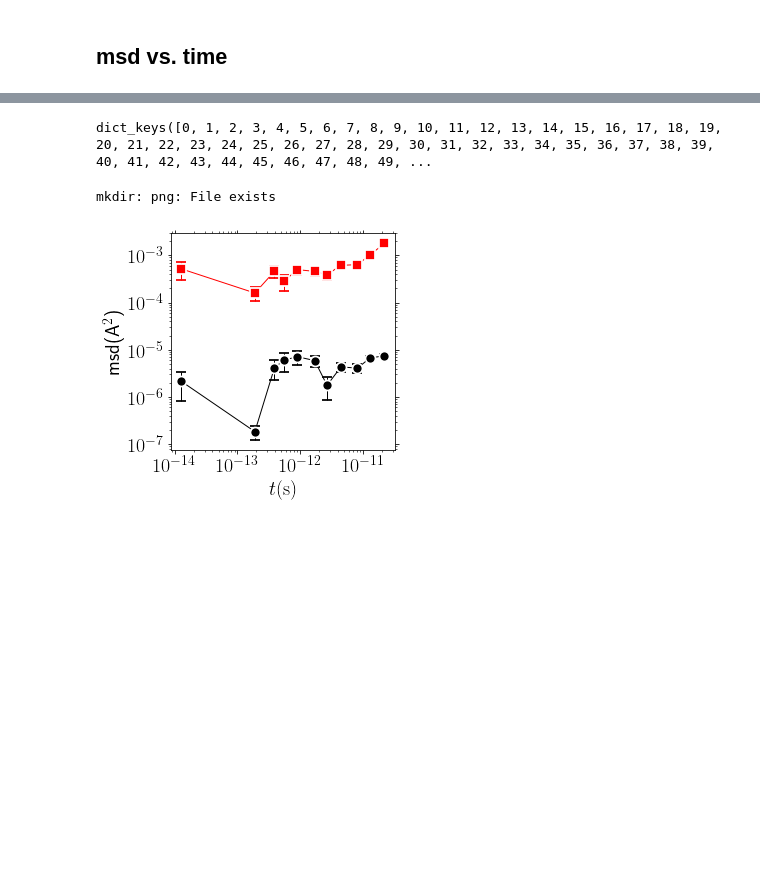
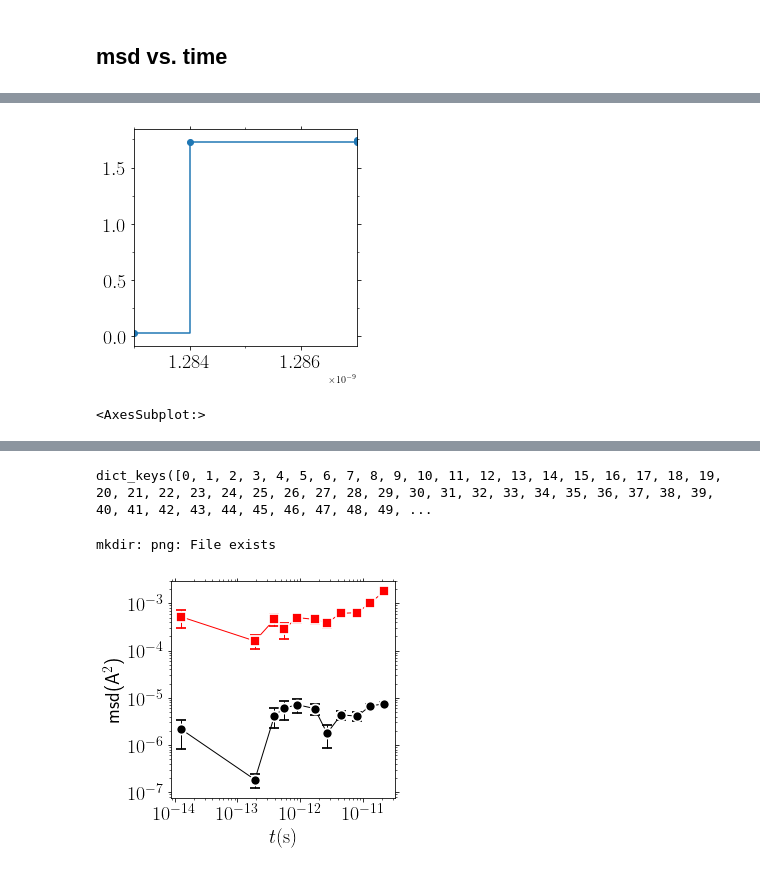
Before and after one commit to kkarimi62/vacancyDiffusion, a Jupyter notebook: postproc/postproc.ipynb, the cells around one changed output, grey strips where cells are left out. Cells and saved outputs as stored; diff of their text form; code cells hidden in the pictures; blank space fills up the shorter version.

```diff
--- a/postproc/postproc.ipynb
+++ b/postproc/postproc.ipynb
@@ -598,0 +661,29 @@ ValueError: all the input array dimensions for the concatenation axis must match
+# %%
+itime=90
+#filtr = msd.cna[itime].StructureType==0.0
+filtr=msd.veloc[itime].DisplacementX.abs() > 0.1
+assert np.any(filtr)
+idd = msd.veloc[itime][filtr].id.iloc[0]
+#msd.veloc[itime][filtr]
+
+times=list(msd.disp.keys())
+times.sort()
+#idd=10
+dispx={}
+itimec=itime
+for itime in times:
+    filtr= msd.disp[itime].id==idd
+    dispx[itime]=msd.disp[itime].DisplacementX[filtr]
+tt=lmpData.headers.Time.iloc[0::2]
+utl.PltErr(tt,
+           list(map(lambda x:dispx[x],times[0::2])),
+#           attrs={'fmt':'.'},
+           xlim=(tt[itimec-2],tt[itimec+2]),
+           attrs={'marker':'o',
+                  'markersize':6,
+                  'drawstyle':'steps-post'}
+
+          )
+# %% [output]
+[figure, added]
+<AxesSubplot:>
```
Also changed, not shown: parts of 26 cells of this notebook, 4 other files.
